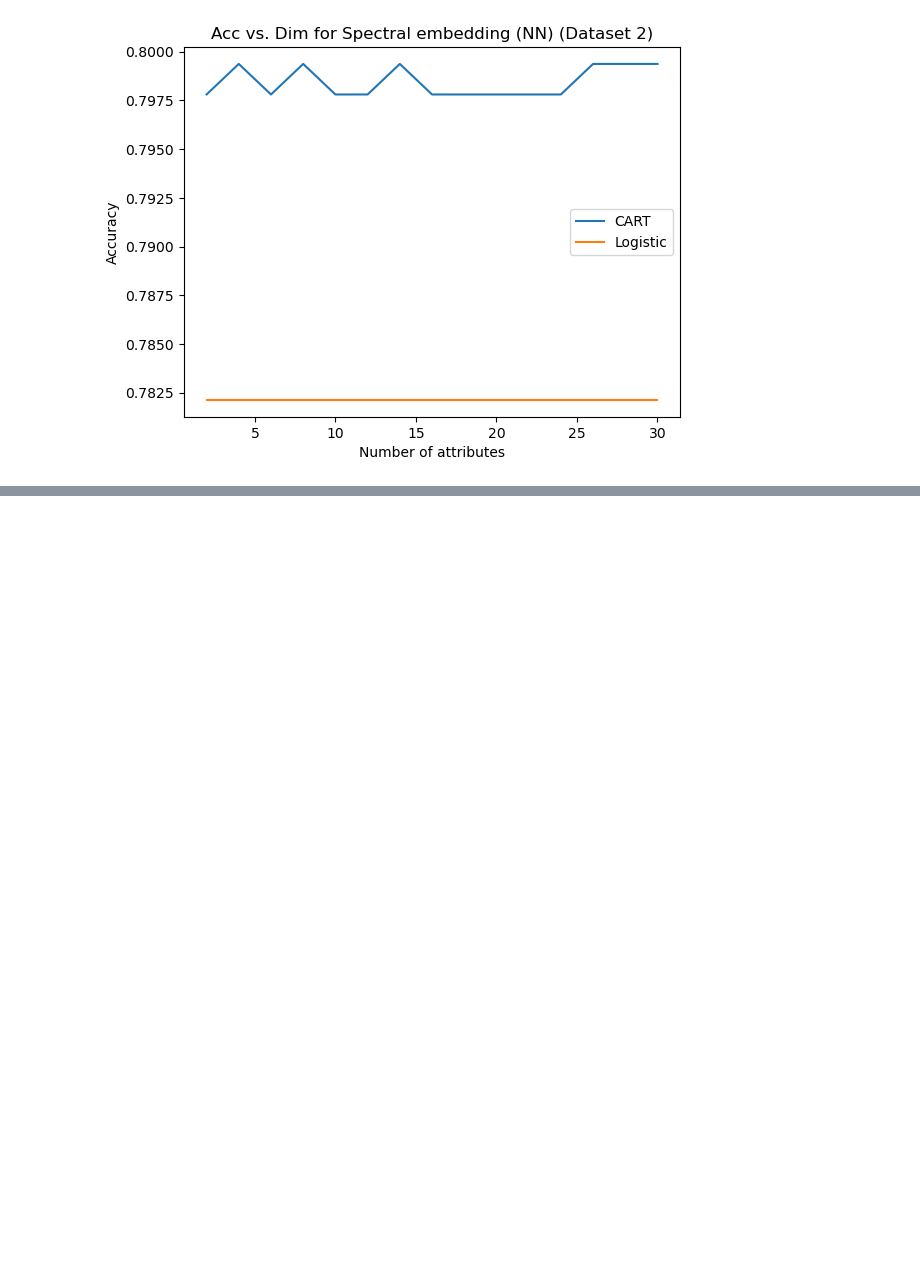
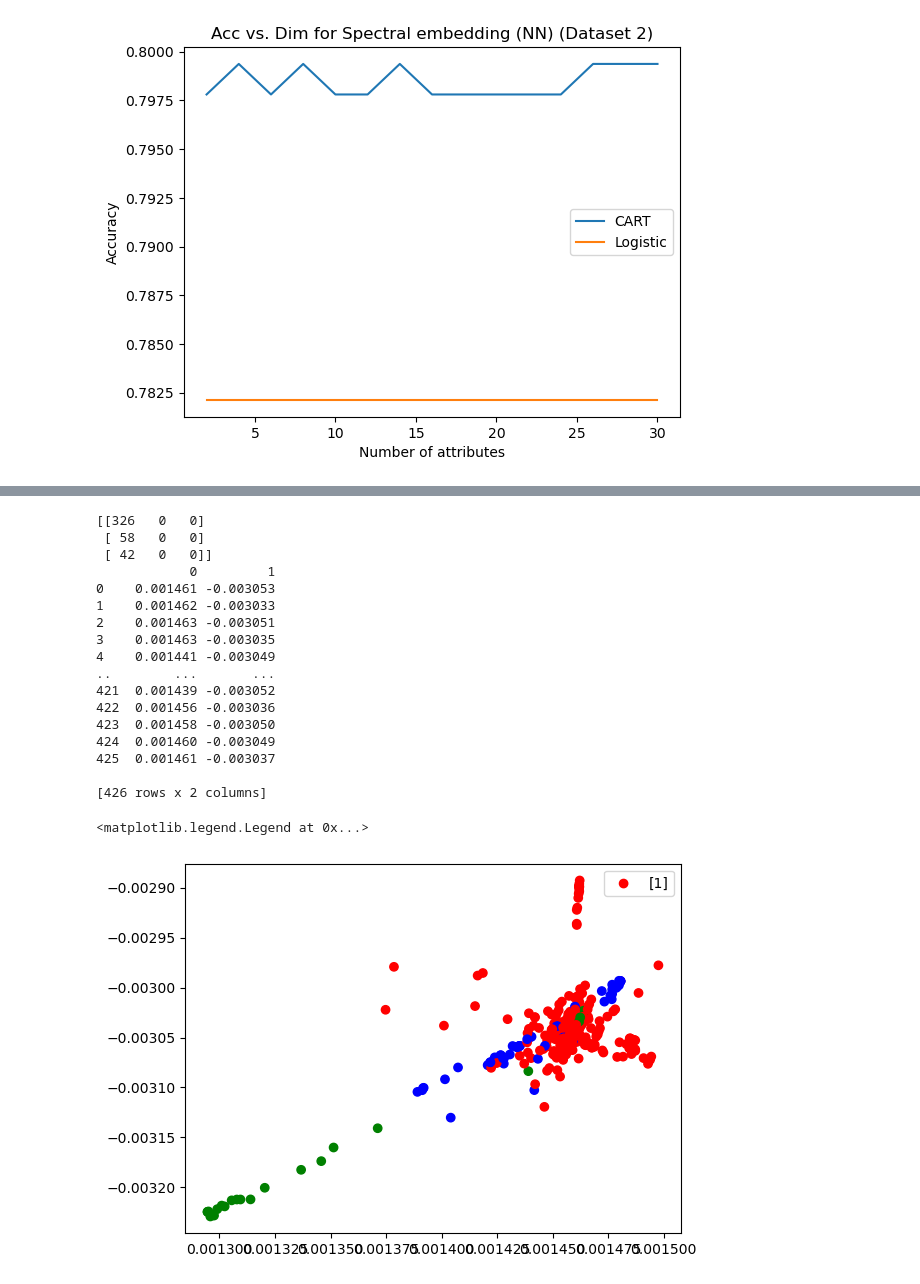
Before and after one commit to almusawiaf/CMSC635Project, a Jupyter notebook: CMSC635_Project3_Dataset2.ipynb, the cells around one changed output, grey strips where cells are left out. Saved outputs shown, nothing was run; the diff lists cells and outputs as text; code cells hidden in the pictures; blank space fills up the shorter version.

```diff
--- a/CMSC635_Project3_Dataset2.ipynb
+++ b/CMSC635_Project3_Dataset2.ipynb
@@ -82,12 +82,12 @@ def PCA_model(X, n = 2):
 
 def SE_rbf(X, n=2):
     sigma = 0.1
-    se = SpectralEmbedding(n_components=n, affinity='rbf', n_neighbors=30, gamma=1 / (2 * sigma ** 2))
+    se = SpectralEmbedding(n_components=n, affinity='rbf', n_neighbors=60, gamma=1 / (2 * sigma ** 2))
     X_CE = se.fit_transform(X)
     return X_CE
 
 def SE_nn(X, n=2):
-    se = SpectralEmbedding(n_components=n, affinity='nearest_neighbors', n_neighbors=30, eigen_solver='arpack')
+    se = SpectralEmbedding(n_components=n, affinity='nearest_neighbors', n_neighbors=60, eigen_solver='arpack')
     X_CE = se.fit_transform(X)
     return X_CE
 
@@ -416,0 +409,27 @@ weighted avg       0.59      0.77      0.66       426
+# %%
+colors = ['red','blue', 'green']
+print(confusion_matrix(y_test, pred_Y))
+print(X_test_SE)
+
+plt.scatter(X_test_SE[0],X_test_SE[1], c=y_test.values, cmap=matplotlib.colors.ListedColormap(colors))
+plt.legend(y_test.values)
+# %% [output]
+[[326   0   0]
+ [ 58   0   0]
+ [ 42   0   0]]
+            0         1
+0    0.001461 -0.003053
+1    0.001462 -0.003033
+2    0.001463 -0.003051
+3    0.001463 -0.003035
+4    0.001441 -0.003049
+..        ...       ...
+421  0.001439 -0.003052
+422  0.001456 -0.003036
+423  0.001458 -0.003050
+424  0.001460 -0.003049
+425  0.001461 -0.003037
+
+[426 rows x 2 columns]
+<matplotlib.legend.Legend at 0x...>
+[figure, added]
```
Also changed, not shown: parts of 8 cells of this notebook, 2 other files.
